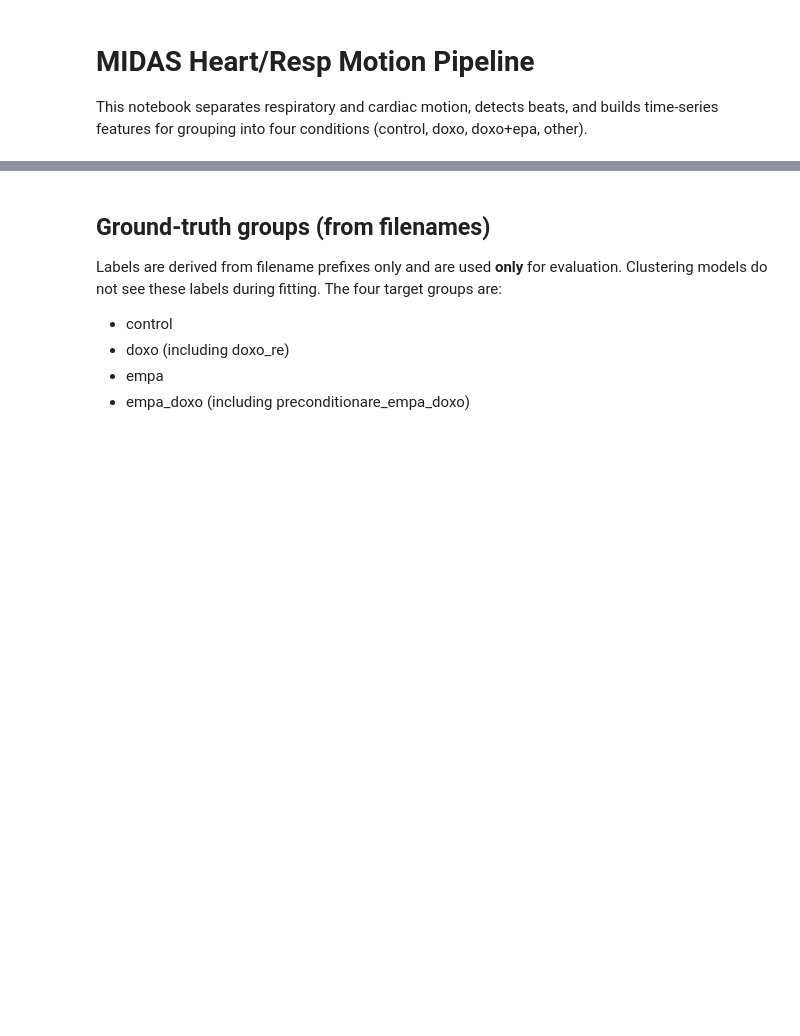
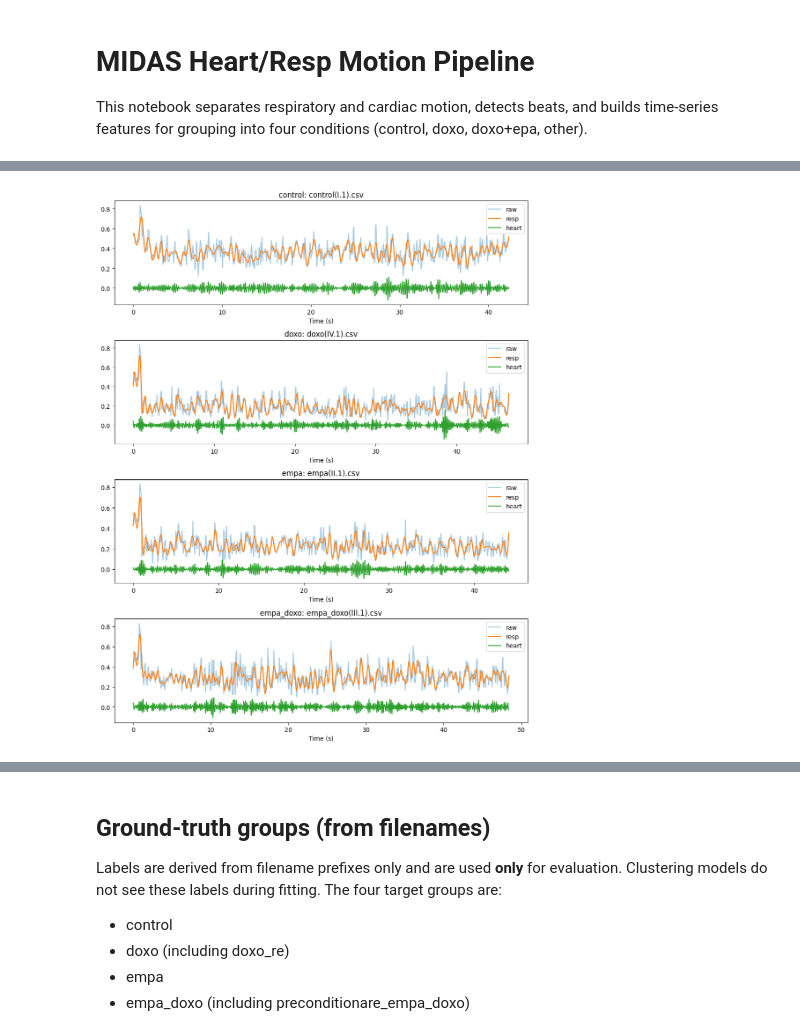
Before and after one commit to taddeusb90/heart-ts-analysis, a Jupyter notebook: notebooks/heart_midas_pipeline.ipynb, the cells around one changed output, grey strips where cells are left out. Cells and saved outputs as stored; diff of their text form; code cells hidden in the pictures; blank space fills up the shorter version.

```diff
--- a/notebooks/heart_midas_pipeline.ipynb
+++ b/notebooks/heart_midas_pipeline.ipynb
@@ -140,0 +286,28 @@ plt.show()
+# %%
+def plot_category_decomposition(records: list[Record], method: str) -> None:
+    grouped: dict[str, list[Record]] = {}
+    for rec in records:
+        grouped.setdefault(rec.label, []).append(rec)
+
+    labels = sorted(grouped.keys())
+    fig, axes = plt.subplots(len(labels), 1, figsize=(10, 3.2 * len(labels)))
+    if len(labels) == 1:
+        axes = [axes]
+
+    for ax, label in zip(axes, labels):
+        rec = grouped[label][0]
+        resp, heart = separate_components(rec.signal, rec.fs, method=method)
+        ax.plot(rec.time_s, rec.signal, label="raw", alpha=0.4)
+        ax.plot(rec.time_s, resp, label="resp")
+        ax.plot(rec.time_s, heart, label="heart")
+        ax.set_title(f"{label}: {rec.path.name}")
+        ax.set_xlabel("Time (s)")
+        ax.legend()
+
+    plt.tight_layout()
+    plt.show()
+
+
+plot_category_decomposition(records, SEPARATION_METHOD)
+# %% [output]
+[figure, added]
```
Also changed, not shown: parts of 46 cells of this notebook.
